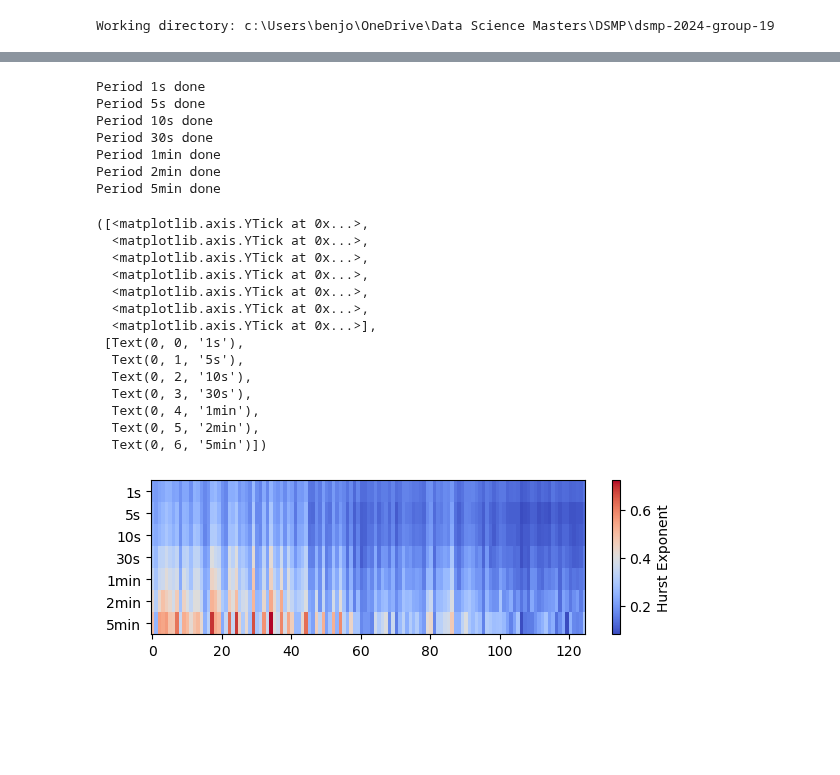
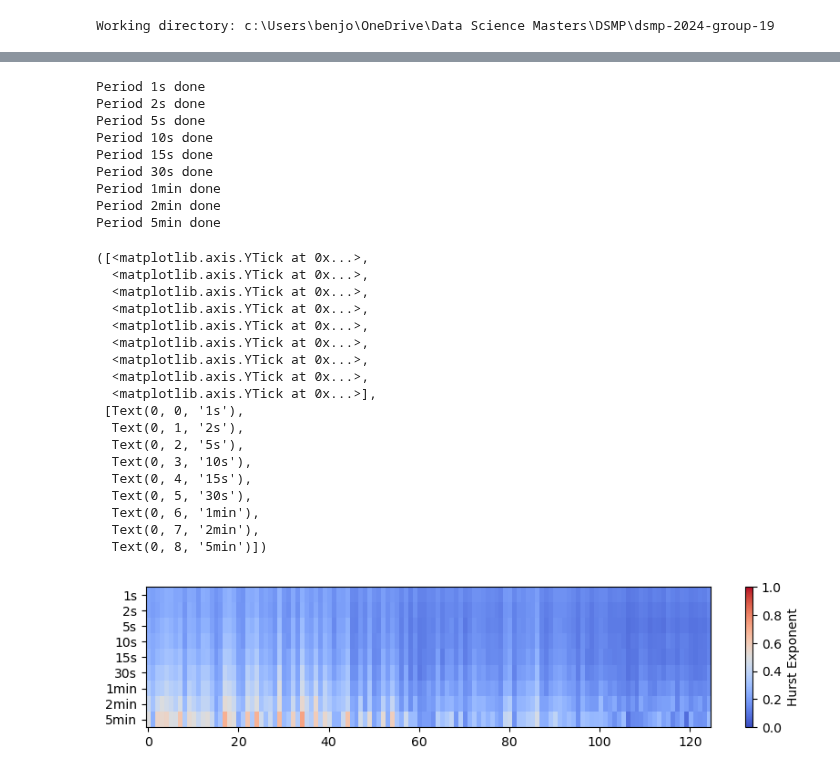
Before and after one commit to UoB-DSMP-2023-24/dsmp-2024-group-19, a Jupyter notebook: EDA/Hurst_Exponent Heatmap.ipynb, the cells around one changed output, grey strips where cells are left out. Saved outputs shown, nothing was run; the diff lists cells and outputs as text; code cells hidden in the pictures; blank space fills up the shorter version.

```diff
--- a/EDA/Hurst_Exponent Heatmap.ipynb
+++ b/EDA/Hurst_Exponent Heatmap.ipynb
@@ -14,7 +14,7 @@ import matplotlib.pyplot as plt
 from fast_tools import get_all_tapes
 from tools import get_Tapes
 
-resample_periods = ["1s", "5s", "10s", "30s", "1min", "2min", "5min"]
+resample_periods = ["1s", "2s", "5s", "10s", "15s", "30s", "1min", "2min", "5min"]
 
 raw_tapes = get_Tapes(125,0)
 
@@ -55,32 +55,38 @@ for period in resample_periods:
     print(f"Period {period} done")
 # %% [output]
 Period 1s done
+Period 2s done
 Period 5s done
 Period 10s done
+Period 15s done
 Period 30s done
 Period 1min done
 Period 2min done
 Period 5min done
 # %%
 # plot a heatmap of hurst compnent values for each resample period
-plt.figure(figsize=(7, 2))
-plt.imshow(hc_df.T, cmap='coolwarm', aspect='auto', interpolation='none')
+plt.figure(figsize=(10, 2))
+plt.imshow(hc_df.T, cmap='coolwarm', aspect='auto', interpolation='none', vmin=0, vmax=1)
 # colorbar with values 0-1
 plt.colorbar(label='Hurst Exponent')
 plt.yticks(range(len(resample_periods)), resample_periods)
 # %% [output]
 ([<matplotlib.axis.YTick at 0x...>,
+  <matplotlib.axis.YTick at 0x...>,
+  <matplotlib.axis.YTick at 0x...>,
   <matplotlib.axis.YTick at 0x...>,
   <matplotlib.axis.YTick at 0x...>,
   <matplotlib.axis.YTick at 0x...>,
   <matplotlib.axis.YTick at 0x...>,
   <matplotlib.axis.YTick at 0x...>,
   <matplotlib.axis.YTick at 0x...>],
  [Text(0, 0, '1s'),
-  Text(0, 1, '5s'),
-  Text(0, 2, '10s'),
-  Text(0, 3, '30s'),
-  Text(0, 4, '1min'),
-  Text(0, 5, '2min'),
-  Text(0, 6, '5min')])
+  Text(0, 1, '2s'),
+  Text(0, 2, '5s'),
+  Text(0, 3, '10s'),
+  Text(0, 4, '15s'),
+  Text(0, 5, '30s'),
+  Text(0, 6, '1min'),
+  Text(0, 7, '2min'),
+  Text(0, 8, '5min')])
-[figure, old version]
+[figure, new version]
```
Also changed, not shown: 6 other files.
